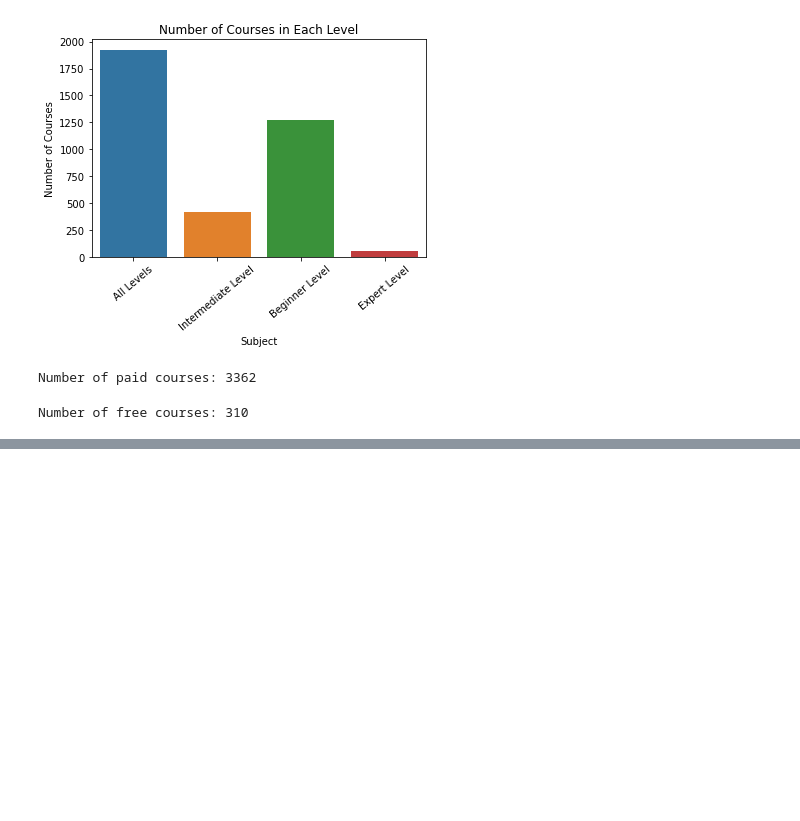
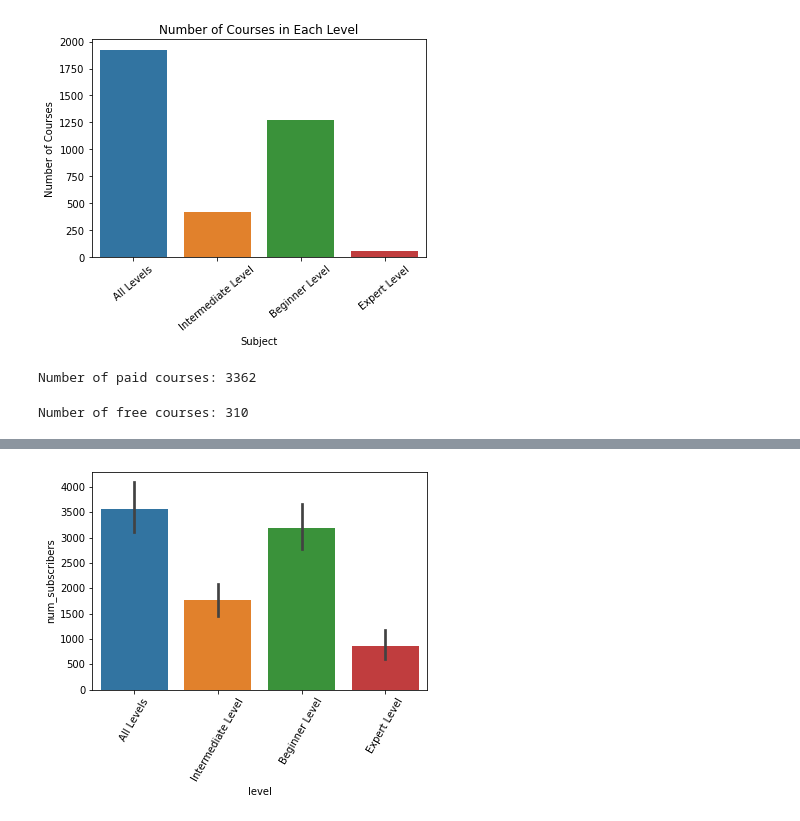
Before and after one commit to Dharmil4602/data-science-projects, a Jupyter notebook: Udemy-Courses/udemy_courses.ipynb, the cells around one changed output, grey strips where cells are left out. Saved outputs shown, nothing was run; the diff lists cells and outputs as text; code cells hidden in the pictures; blank space fills up the shorter version.

```diff
--- a/Udemy-Courses/udemy_courses.ipynb
+++ b/Udemy-Courses/udemy_courses.ipynb
@@ -156,0 +175,7 @@ Number of free courses: 310
+# %%
+sns.barplot(x="level", y='num_subscribers', data=data)
+plt.xticks(rotation=60)
+# For removing the data that is shown in above cell just above the graph, we will use plt.show()
+plt.show()
+# %% [output]
+[figure, added]
```
Also changed, not shown: parts of 2 cells of this notebook.
